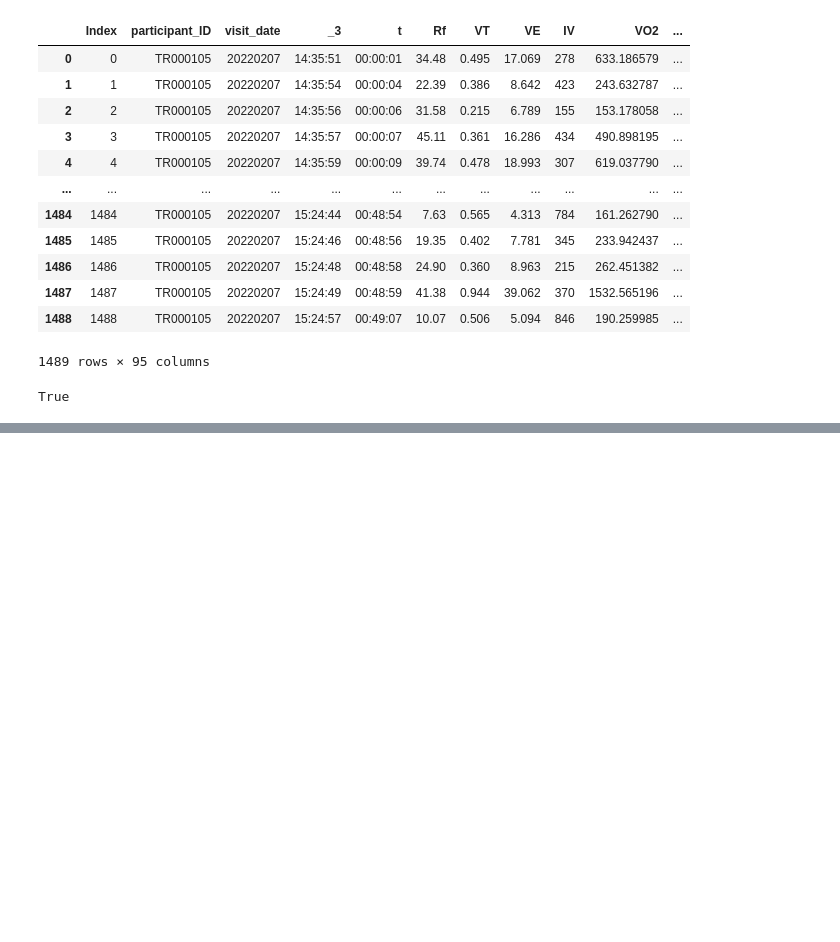
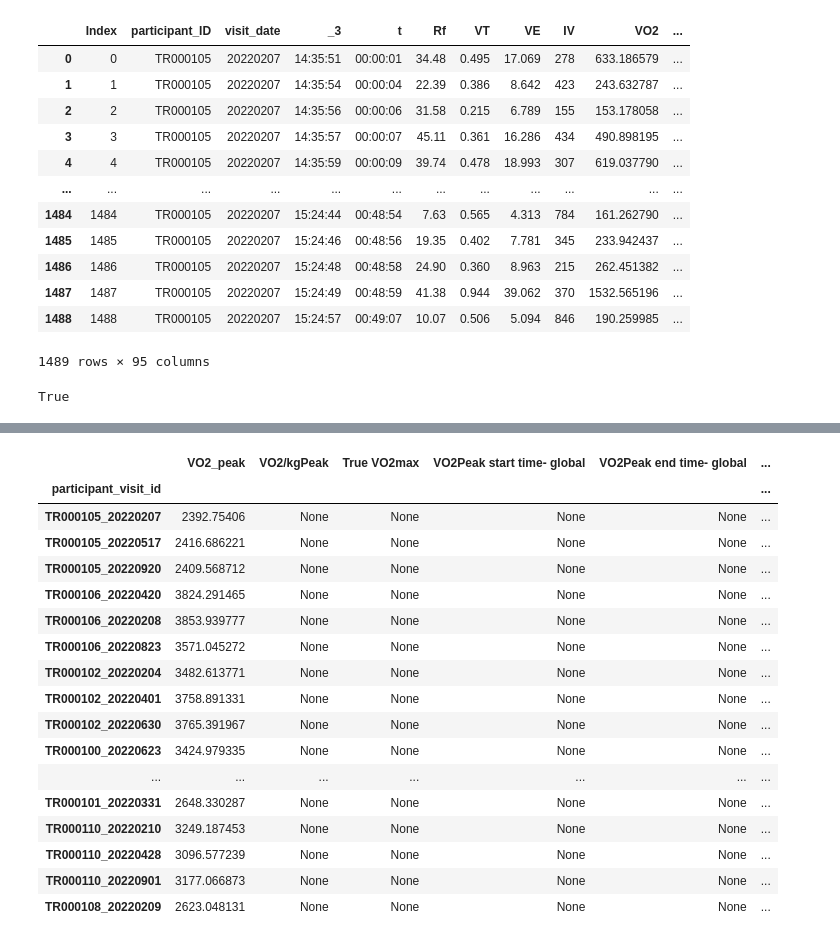
Before and after one commit to myschne/SI485Project, a Jupyter notebook: MIPACEFeatExt.ipynb, the cells around one changed output, grey strips where cells are left out. Cells and saved outputs as stored; diff of their text form; code cells hidden in the pictures; blank space fills up the shorter version.

```diff
--- a/MIPACEFeatExt.ipynb
+++ b/MIPACEFeatExt.ipynb
@@ -75,0 +126,30 @@ True
+# %%
+#Get VO2 Peak
+def get_VO2_peak(df_dictionary,result_df):
+    id_list = list(result_df.index)
+    for id in id_list:
+        VO2_peak = df_dictionary[id]['VO2'].rolling(window=30).mean().max()
+        result_df.loc[id]['VO2_peak'] = VO2_peak
+    return result_df
+
+outcome_df = get_VO2_peak(participant_df,outcome_df)
+outcome_df
+# %% [output]
+|  | VO2_peak | VO2/kgPeak | True VO2max | VO2Peak start time- global | VO2Peak end time- global | ... |
+| participant_visit_id |  |  |  |  |  | ... |
+| TR000105_20220207 | 2392.75406 | None | None | None | None | ... |
+| TR000105_20220517 | 2416.686221 | None | None | None | None | ... |
+| TR000105_20220920 | 2409.568712 | None | None | None | None | ... |
+| TR000106_20220420 | 3824.291465 | None | None | None | None | ... |
+| TR000106_20220208 | 3853.939777 | None | None | None | None | ... |
+| TR000106_20220823 | 3571.045272 | None | None | None | None | ... |
+| TR000102_20220204 | 3482.613771 | None | None | None | None | ... |
+| TR000102_20220401 | 3758.891331 | None | None | None | None | ... |
+| TR000102_20220630 | 3765.391967 | None | None | None | None | ... |
+| TR000100_20220623 | 3424.979335 | None | None | None | None | ... |
+| ... | ... | ... | ... | ... | ... | ... |
+| TR000101_20220331 | 2648.330287 | None | None | None | None | ... |
+| TR000110_20220210 | 3249.187453 | None | None | None | None | ... |
+| TR000110_20220428 | 3096.577239 | None | None | None | None | ... |
+| TR000110_20220901 | 3177.066873 | None | None | None | None | ... |
+| TR000108_20220209 | 2623.048131 | None | None | None | None | ... |
```
Also changed, not shown: parts of 4 cells of this notebook.
